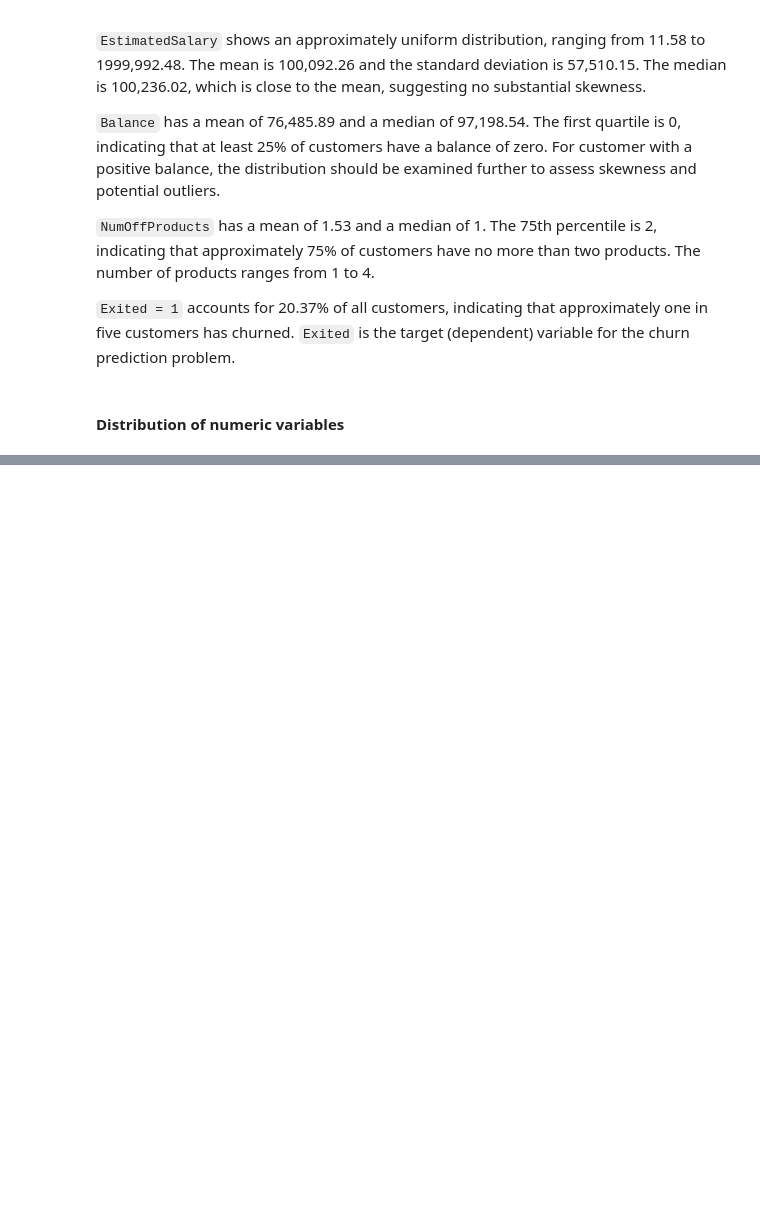
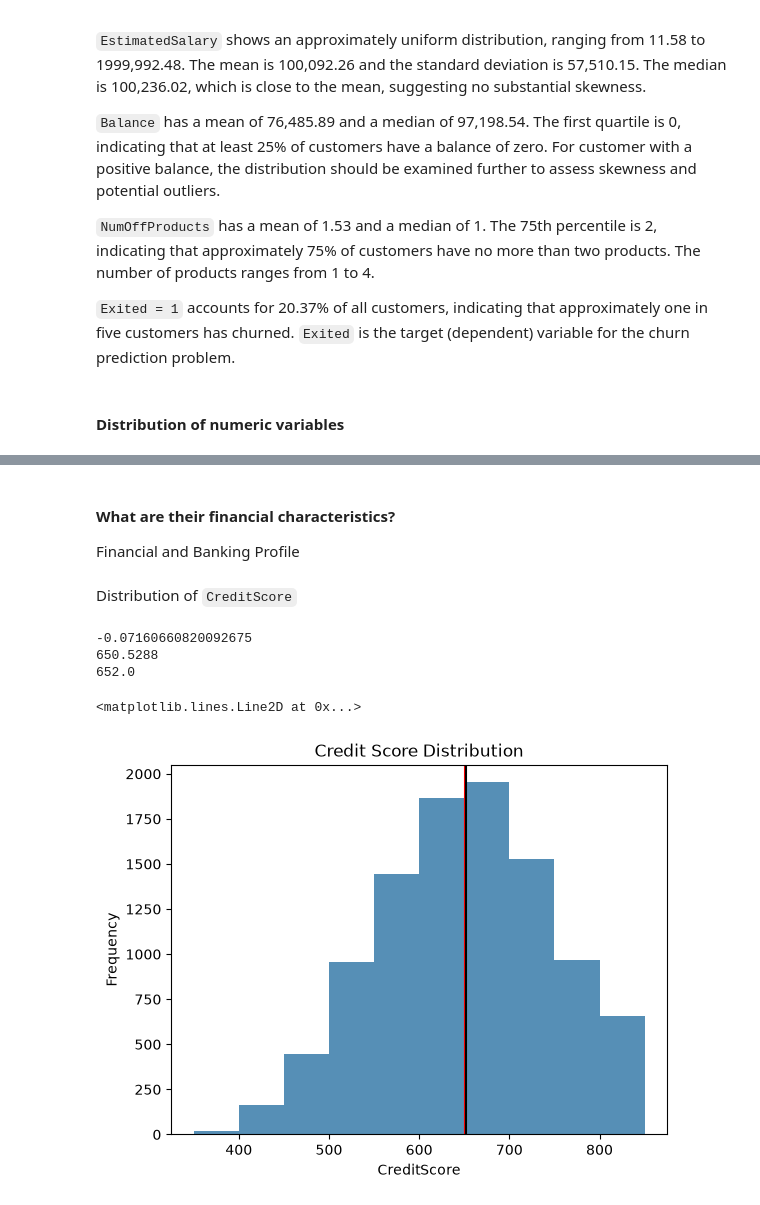
Before and after one commit to ppthanhtuyen-create/demo-git, a Jupyter notebook: data_understanding.ipynb, the cells around one changed output, grey strips where cells are left out. Drawn from its saved outputs; the diff is of its cells as text; code cells hidden in the pictures; blank space fills up the shorter version.

```diff
--- a/data_understanding.ipynb
+++ b/data_understanding.ipynb
@@ -918,0 +1038,25 @@ plt.show()
+# %% [markdown]
+#### What are their financial characteristics?
+Financial and Banking Profile
+# %% [markdown]
+Distribution of `CreditScore`
+# %%
+plt.hist(df_merged['CreditScore'], color="#568FB6")
+plt.xlabel("CreditScore")
+plt.ylabel("Frequency")
+plt.title("Credit Score Distribution")
+
+print(df_merged["CreditScore"].skew())
+
+CreditScore_mean = np.mean(df_merged["CreditScore"])
+CreditScore_median = np.median(df_merged["CreditScore"])
+print(CreditScore_mean)
+print(CreditScore_median)
+plt.axvline(CreditScore_mean, color = "red")
+plt.axvline(CreditScore_median, color ="black")
+# %% [output]
+-0.07160660820092675
+650.5288
+652.0
+<matplotlib.lines.Line2D at 0x...>
+[figure, added]
```
Also changed, not shown: parts of 30 cells of this notebook, 1 other file.
